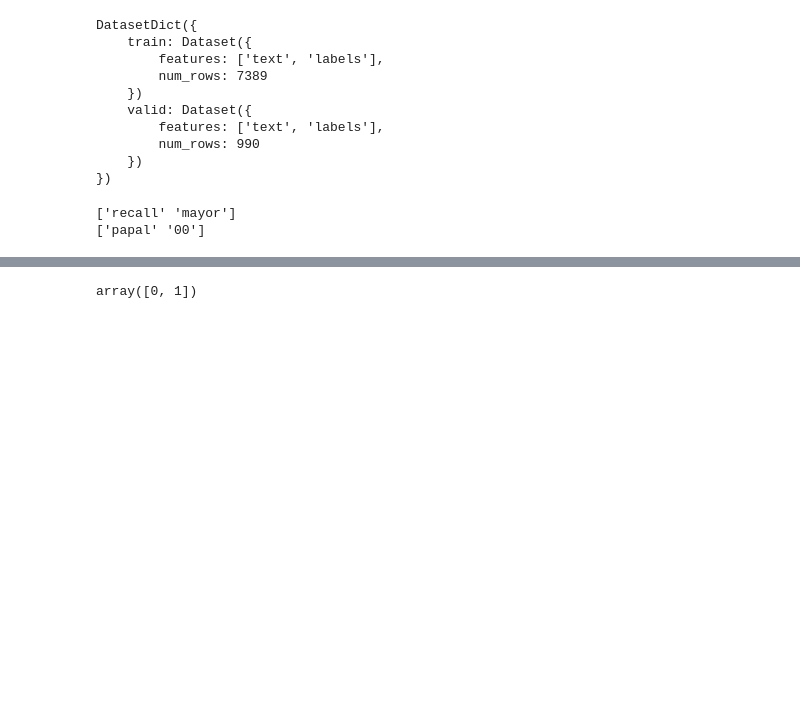
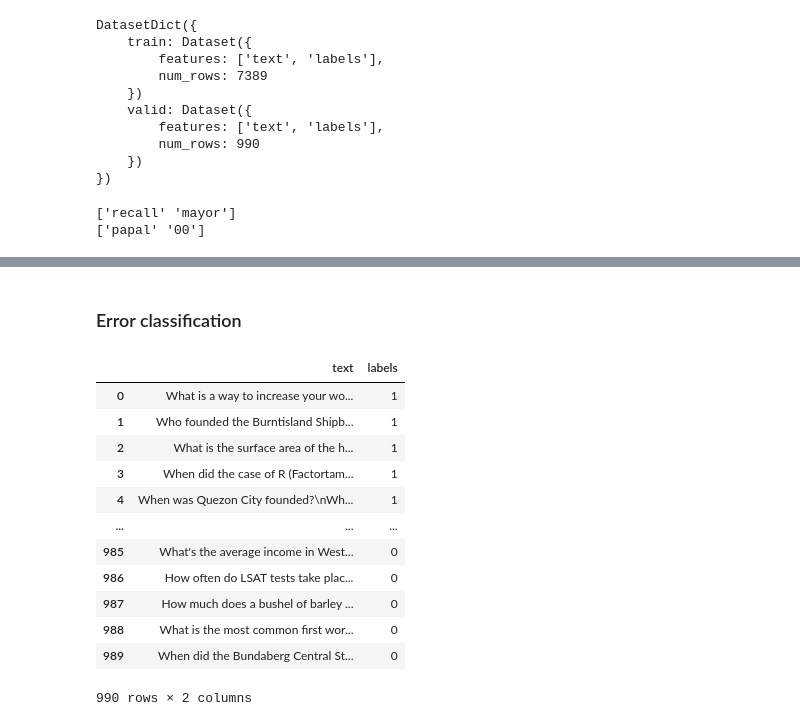
Before and after one commit to hrobjarturh/nlptasks, a Jupyter notebook: notebooks/hali-temp/task4.ipynb, the cells around one changed output, grey strips where cells are left out. Drawn from its saved outputs; the diff is of its cells as text; code cells hidden in the pictures; blank space fills up the shorter version.

```diff
--- a/notebooks/hali-temp/task4.ipynb
+++ b/notebooks/hali-temp/task4.ipynb
@@ -341,4 +343,2 @@ IndexError: index 1 is out of bounds for axis 0 with size 1
-# %%
-lr.classes_
-# %% [output]
-array([0, 1])
+# %% [markdown]
+### Error classification
@@ -344,0 +348,18 @@ array([0, 1])
+# %%
+test_val_set = val_set.to_pandas()
+
+test_val_set
+# %% [output]
+|  | text | labels |
+| 0 | What is a way to increase your wo... | 1 |
+| 1 | Who founded the Burntisland Shipb... | 1 |
+| 2 | What is the surface area of the h... | 1 |
+| 3 | When did the case of R (Factortam... | 1 |
+| 4 | When was Quezon City founded?\nWh... | 1 |
+| ... | ... | ... |
+| 985 | What's the average income in West... | 0 |
+| 986 | How often do LSAT tests take plac... | 0 |
+| 987 | How much does a bushel of barley ... | 0 |
+| 988 | What is the most common first wor... | 0 |
+| 989 | When did the Bundaberg Central St... | 0 |
+990 rows × 2 columns
```
Also changed, not shown: parts of 17 cells of this notebook, 10 other files.
